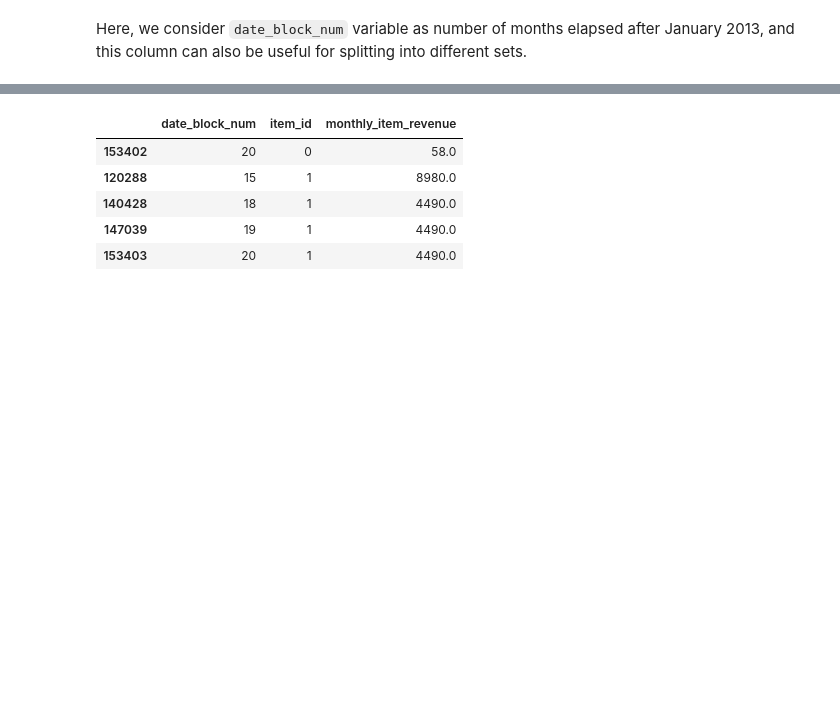
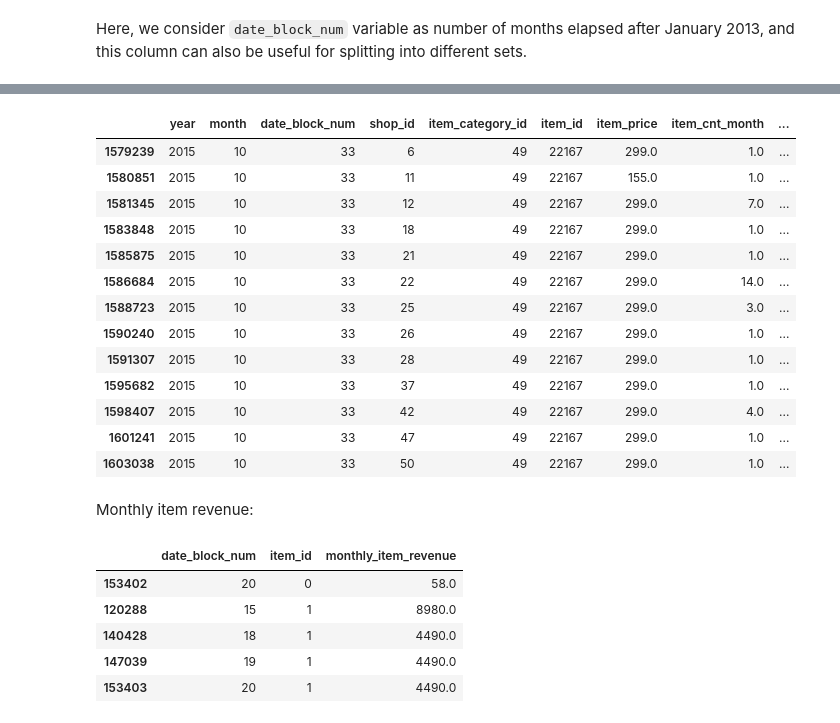
Before and after one commit to thaianle/future-sales-prediction, a Jupyter notebook: 02_feature_engineering.ipynb, the cells around one changed output, grey strips where cells are left out. Cells and saved outputs as stored; diff of their text form; code cells hidden in the pictures; blank space fills up the shorter version.

````diff
--- a/02_modeling.ipynb
+++ b/02_feature_engineering.ipynb
@@ -808,20 +806,3 @@ Possible feature: number of months in which the item was sold to date
 Create lag features:
 # %% [markdown]
 Here, we consider ```date_block_num``` variable as number of months elapsed after January 2013, and this column can also be useful for splitting into different sets.
-# %%
-# Keep the necessary columns only - we are predicting by month
-sales_features = sales_full[['date_block_num', 'shop_id', 'item_category_id', 'item_id', 'item_price', 'item_cnt_day']].copy()
-
-# Because no item has more than 1 price, we can group item price by the median
-sales_features_price = sales_features[['date_block_num', 'shop_id', 'item_category_id', 'item_id', 'item_price']]\
-    .groupby(['date_block_num', 'shop_id', 'item_category_id', 'item_id'], as_index = False).median()
-
-# Group item count by month by the sum
-sales_features_itemcnt = sales_features[['date_block_num', 'shop_id', 'item_category_id', 'item_id', 'item_cnt_day']]\
-    .groupby(['date_block_num', 'shop_id', 'item_category_id', 'item_id'], as_index = False).sum()
-
-sales_features_itemcnt.rename(columns = {'item_cnt_day': 'item_cnt_month'}, inplace = True)
-
-sales_features = sales_features_price.merge(sales_features_itemcnt, how = 'inner', on = ['date_block_num', 'shop_id', 'item_category_id', 'item_id'])
-sales_features.sort_values(['date_block_num', 'shop_id', 'item_category_id', 'item_id', 'item_price', 'item_cnt_month'], inplace = True)
-sales_features.head()
@@ -837 +863,21 @@ Create revenue features (by each (shop_id, item_id) pair):
+# %%
+# Example to check: item 22167 in the "tail" of the revenue dataset
+sales_features[np.logical_and(sales_features['item_id'] == 22167, sales_features['date_block_num'] == 33)]
+# %% [output]
+|  | year | month | date_block_num | shop_id | item_category_id | item_id | item_price | item_cnt_month | ... |
+| 1579239 | 2015 | 10 | 33 | 6 | 49 | 22167 | 299.0 | 1.0 | ... |
+| 1580851 | 2015 | 10 | 33 | 11 | 49 | 22167 | 155.0 | 1.0 | ... |
+| 1581345 | 2015 | 10 | 33 | 12 | 49 | 22167 | 299.0 | 7.0 | ... |
+| 1583848 | 2015 | 10 | 33 | 18 | 49 | 22167 | 299.0 | 1.0 | ... |
+| 1585875 | 2015 | 10 | 33 | 21 | 49 | 22167 | 299.0 | 1.0 | ... |
+| 1586684 | 2015 | 10 | 33 | 22 | 49 | 22167 | 299.0 | 14.0 | ... |
+| 1588723 | 2015 | 10 | 33 | 25 | 49 | 22167 | 299.0 | 3.0 | ... |
+| 1590240 | 2015 | 10 | 33 | 26 | 49 | 22167 | 299.0 | 1.0 | ... |
+| 1591307 | 2015 | 10 | 33 | 28 | 49 | 22167 | 299.0 | 1.0 | ... |
+| 1595682 | 2015 | 10 | 33 | 37 | 49 | 22167 | 299.0 | 1.0 | ... |
+| 1598407 | 2015 | 10 | 33 | 42 | 49 | 22167 | 299.0 | 4.0 | ... |
+| 1601241 | 2015 | 10 | 33 | 47 | 49 | 22167 | 299.0 | 1.0 | ... |
+| 1603038 | 2015 | 10 | 33 | 50 | 49 | 22167 | 299.0 | 1.0 | ... |
+# %% [markdown]
+Monthly item revenue:
 # %%
````
Also changed, not shown: parts of 95 cells of this notebook, 10 other files.
